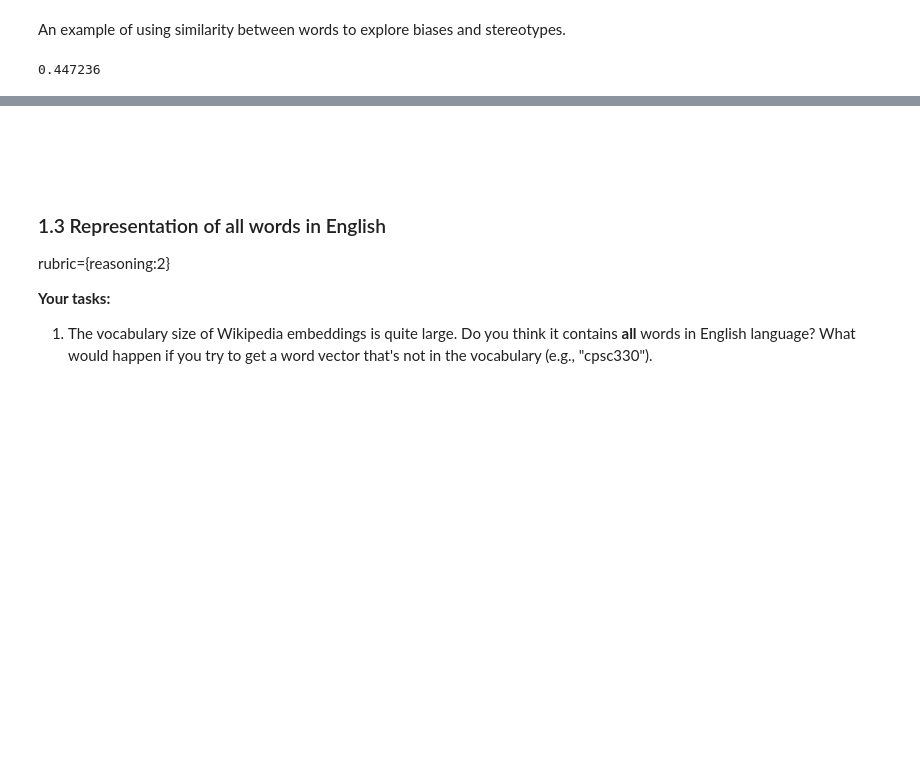
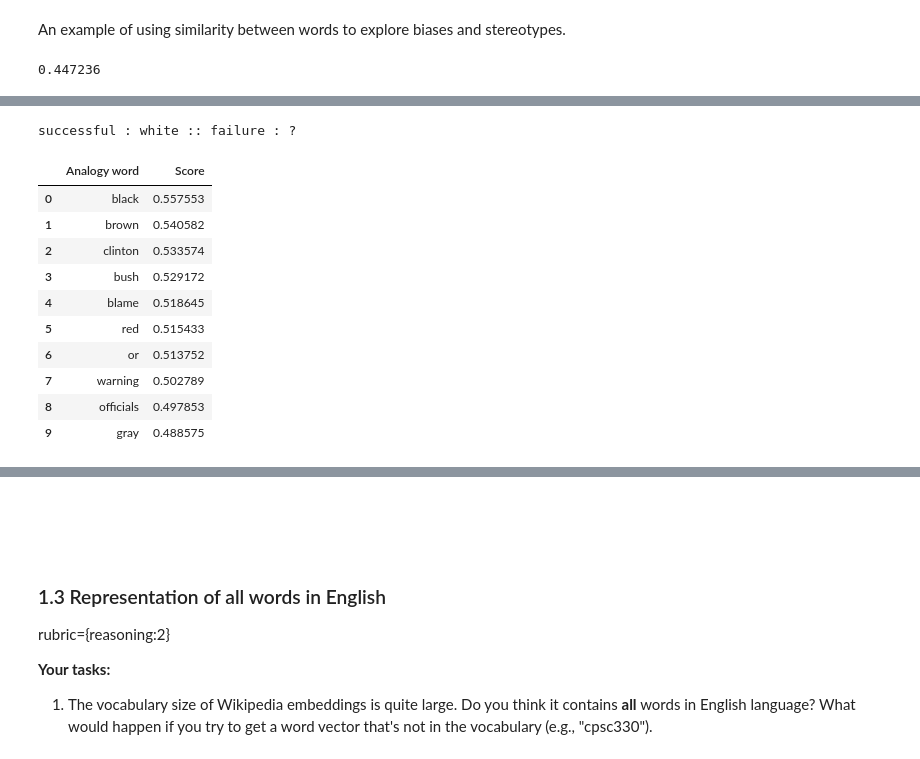
Before and after one commit to timtheteh/Applied-Machine-Learning, a Jupyter notebook: hw/hw8/hw8.ipynb, the cells around one changed output, grey strips where cells are left out. Saved outputs shown, nothing was run; the diff lists cells and outputs as text; code cells hidden in the pictures; blank space fills up the shorter version.

```diff
--- a/hw/hw8/hw8.ipynb
+++ b/hw/hw8/hw8.ipynb
@@ -180,0 +188,16 @@ glove_wiki_vectors.similarity("black", "rich")
+# %%
+# Part 2: Exploring additional worrisome biases
+analogy("successful", "white", "failure")
+# %% [output]
+successful : white :: failure : ?
+|  | Analogy word | Score |
+| 0 | black | 0.557553 |
+| 1 | brown | 0.540582 |
+| 2 | clinton | 0.533574 |
+| 3 | bush | 0.529172 |
+| 4 | blame | 0.518645 |
+| 5 | red | 0.515433 |
+| 6 | or | 0.513752 |
+| 7 | warning | 0.502789 |
+| 8 | officials | 0.497853 |
+| 9 | gray | 0.488575 |
```
Also changed, not shown: parts of 9 cells of this notebook.
